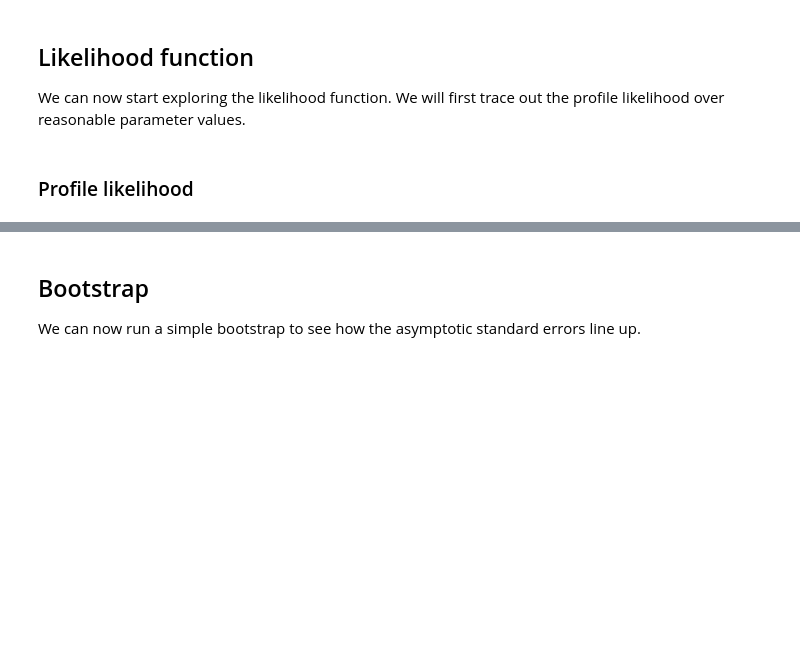
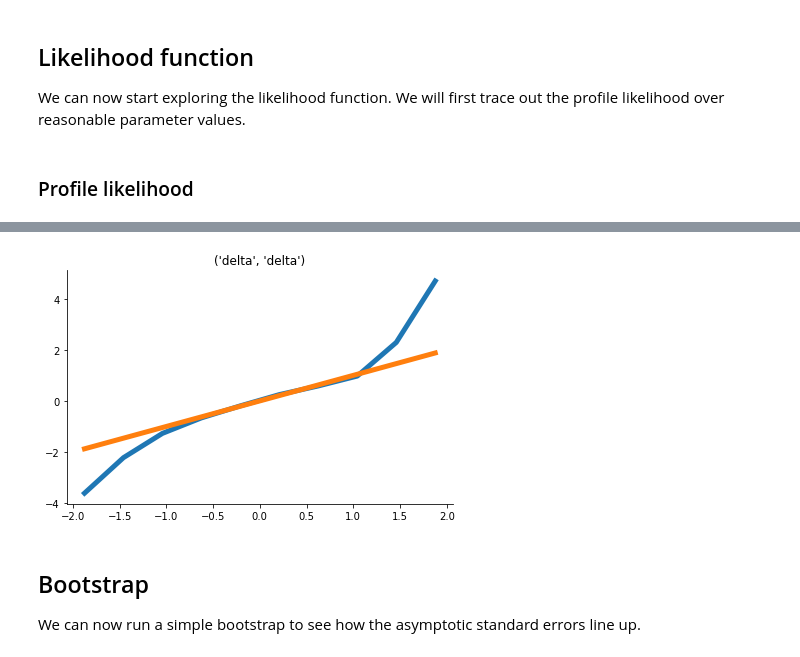
Before and after one commit to peisenha/dev-respy, a Jupyter notebook: dev-calibration-maximum-likelihood.ipynb, the cells around one changed output, grey strips where cells are left out. Drawn from its saved outputs; the diff is of its cells as text; code cells hidden in the pictures; blank space fills up the shorter version.

```diff
--- a/dev-calibration-maximum-likelihood.ipynb
+++ b/dev-calibration-maximum-likelihood.ipynb
@@ -217,0 +125,9 @@ for num_agents in [1000]:
+# %%
+crit_func = rp.get_crit_func(params_base, options_base, df)
+results, params_rslt = maximize(
+                    crit_func, params_base,
+                    "nlopt_bobyqa",
+                    algo_options={"maxeval": 100},
+                    constraints=constr_base,
+        )
+mle_delta = params_rslt.loc[("delta", "delta"), "value"]
@@ -218,3 +181,40 @@ for num_agents in [1000]:
+# %%
+NUM_SIMULATIONS = 1000
+index = ("delta", "delta")
+
+
+options = options_base.copy()
+options["simulation_seed"] = iter_
+options["simulation_agents"] = NUM_SIMULATIONS
+
+simulate = rp.get_simulate_func(params_base, options)
+df = simulate(params_base)
+
+crit_func = rp.get_crit_func(params_base, options, df)
+p_wrapper_crit_func = partial(wrapper_crit_func, crit_func, params_base, index)
+
+upper, lower = params_base.loc[index, ["upper", "lower"]]
+
+num_points = 10
+grid = np.linspace(lower, upper, num_points)
+
+fds = np.tile(np.nan, num_points)
+for i, point in enumerate(grid):
+    fds[i] = approx_fprime([point], p_wrapper_crit_func, 10e-6)
+# %%
+norm_fds = fds * - (1 / np.sqrt(fisher_delta))
+norm_grid = (grid - 0.95) *   (np.sqrt(fisher_delta))
+fig, ax = plt.subplots()
+
+ax.set_title(f"{index}")
+
+ax.plot(norm_grid, norm_fds)
+ax.plot(norm_grid, norm_grid)
+
+
+plt.show()
+# %% [output]
+[figure, added]
 # %% [markdown]
 ## Bootstrap
 
```
Also changed, not shown: parts of 13 cells of this notebook, 3 other files.
